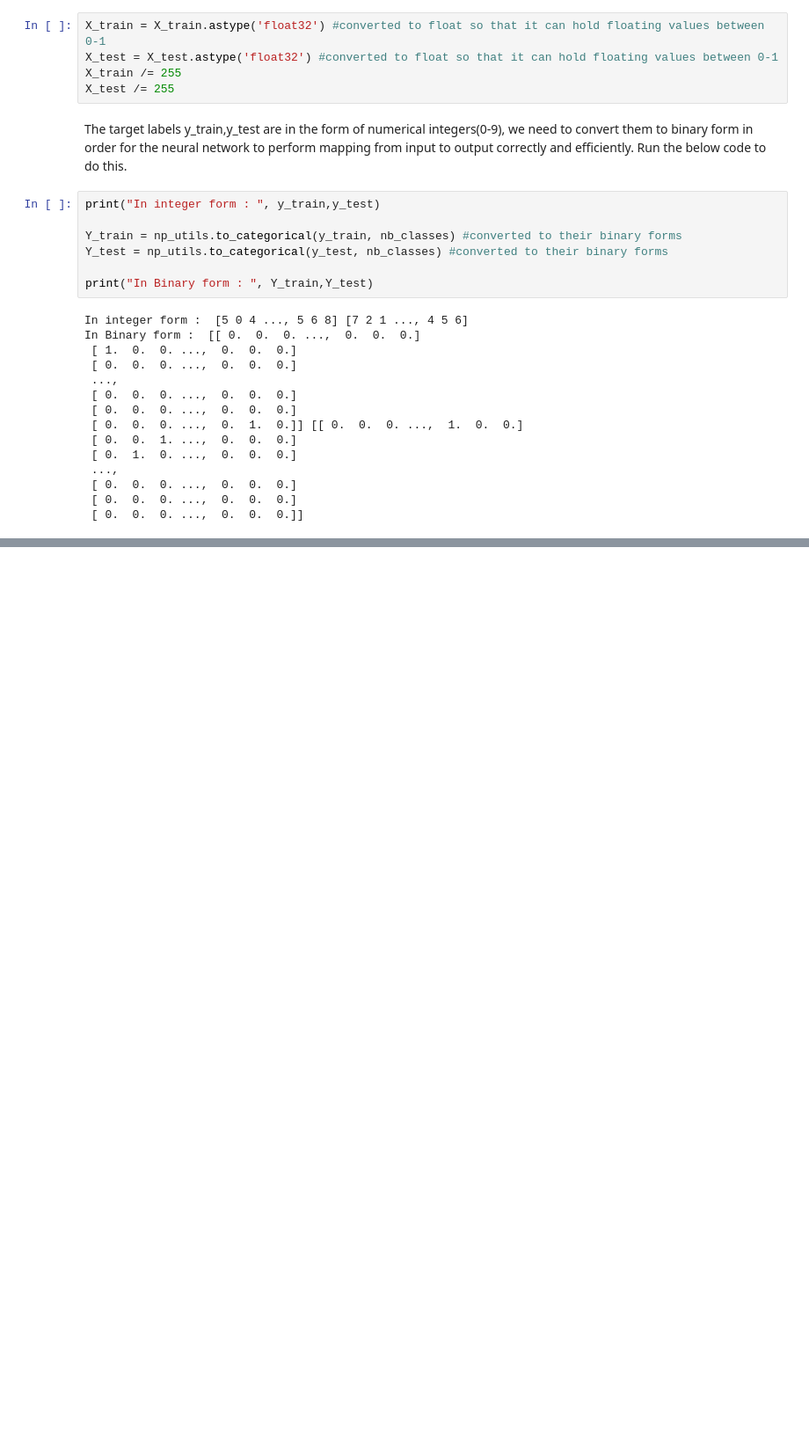
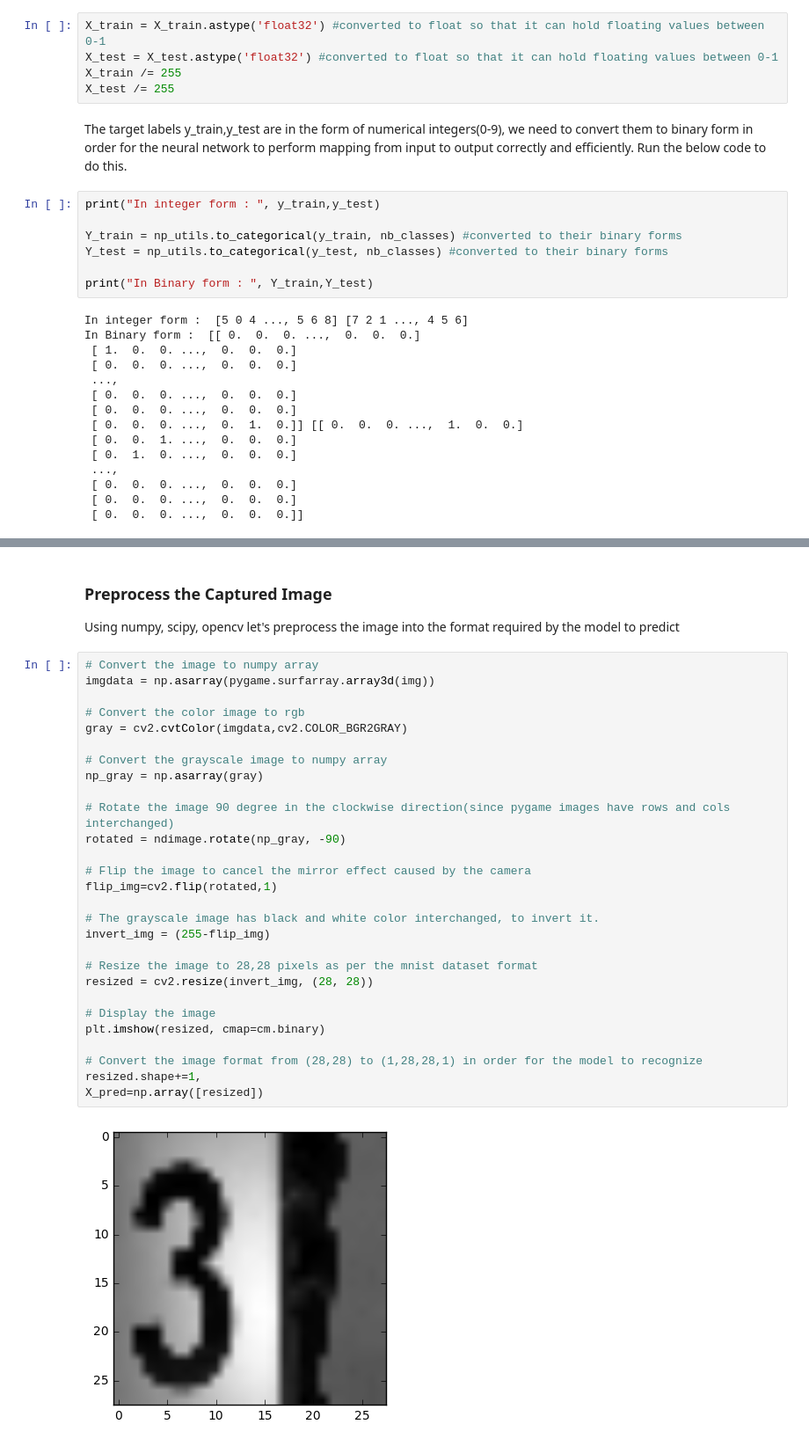
Before and after one commit to joelselvaraj/Udacity-MLND-Capstone-Handwritting-Digit-Recognition, a Jupyter notebook: handwritten_digit_recognizer.ipynb, the cells around one changed output, grey strips where cells are left out. Shown at 88% size. Drawn from its saved outputs; the diff is of its cells as text; blank space fills up the shorter version.

```diff
--- a/handwritten_digit_recognizer.ipynb
+++ b/handwritten_digit_recognizer.ipynb
@@ -125,0 +240,33 @@ TODO
+# %% [markdown]
+### Preprocess the Captured Image
+Using numpy, scipy, opencv let's preprocess the image into the format required by the model to predict
+# %%
+# Convert the image to numpy array
+imgdata = np.asarray(pygame.surfarray.array3d(img))
+
+# Convert the color image to rgb
+gray = cv2.cvtColor(imgdata,cv2.COLOR_BGR2GRAY)
+
+# Convert the grayscale image to numpy array
+np_gray = np.asarray(gray)
+
+# Rotate the image 90 degree in the clockwise direction(since pygame images have rows and cols interchanged)
+rotated = ndimage.rotate(np_gray, -90)
+
+# Flip the image to cancel the mirror effect caused by the camera
+flip_img=cv2.flip(rotated,1)
+
+# The grayscale image has black and white color interchanged, to invert it.
+invert_img = (255-flip_img)
+
+# Resize the image to 28,28 pixels as per the mnist dataset format
+resized = cv2.resize(invert_img, (28, 28))
+
+# Display the image
+plt.imshow(resized, cmap=cm.binary)
+
+# Convert the image format from (28,28) to (1,28,28,1) in order for the model to recognize
+resized.shape+=1,
+X_pred=np.array([resized])
+# %% [output]
+[figure, added]
```
Also changed, not shown: parts of 22 cells of this notebook, 3 other files.
